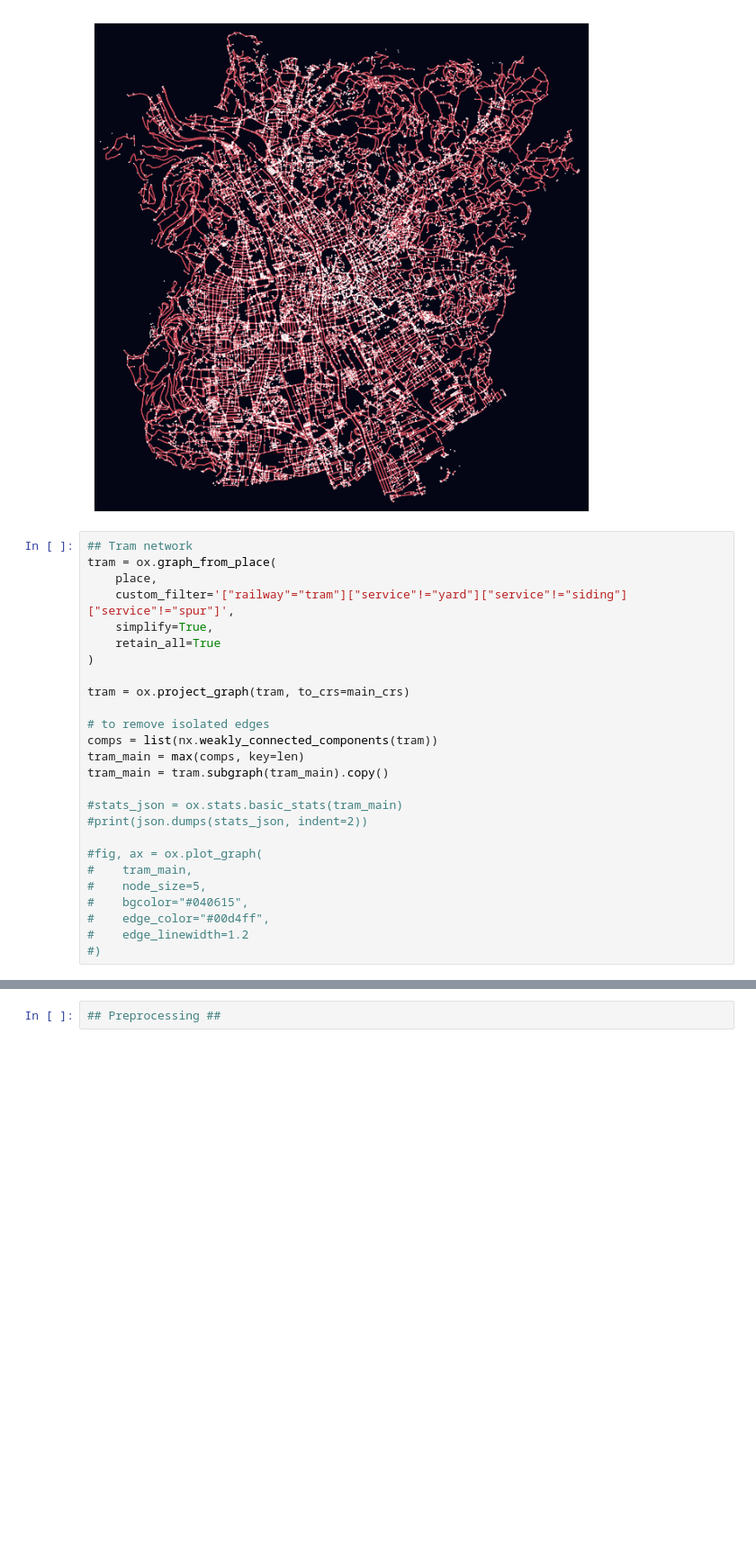
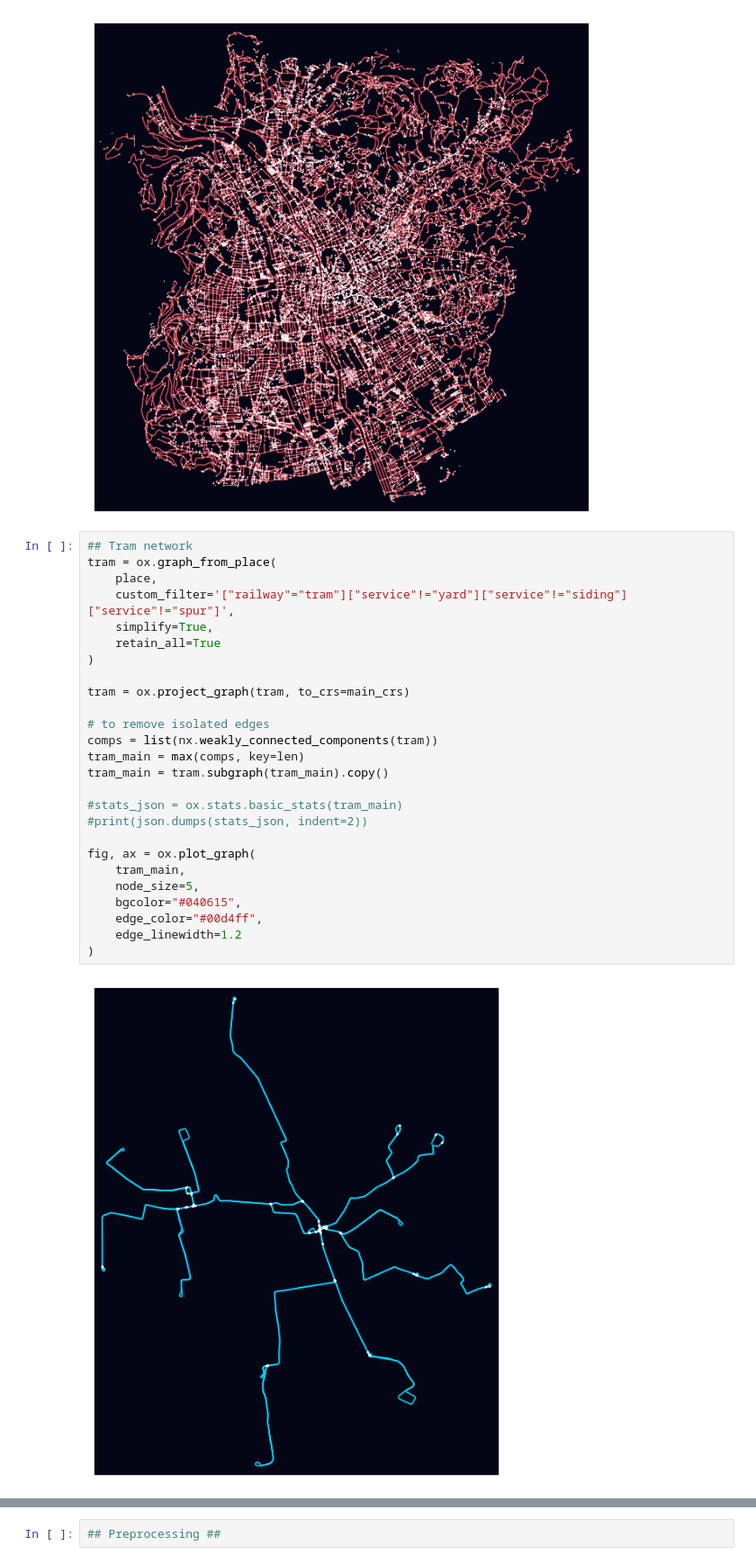
Before and after one commit to cryogen-tara/final-project-group1-cycling-network, a Jupyter notebook: notebooks/final-project-gr1.ipynb, the cells around one changed output, grey strips where cells are left out. Shown at 90% size. Cells and saved outputs as stored; diff of their text form; blank space fills up the shorter version.

```diff
--- a/notebooks/final-project-gr1.ipynb
+++ b/notebooks/final-project-gr1.ipynb
@@ -206,29 +206,31 @@ plt.show()
 # %%
 ## Tram network
 tram = ox.graph_from_place(
     place,
     custom_filter='["railway"="tram"]["service"!="yard"]["service"!="siding"]["service"!="spur"]',
     simplify=True,
     retain_all=True
 )
 
 tram = ox.project_graph(tram, to_crs=main_crs)
 
 # to remove isolated edges
 comps = list(nx.weakly_connected_components(tram))
 tram_main = max(comps, key=len)
 tram_main = tram.subgraph(tram_main).copy()
 
 #stats_json = ox.stats.basic_stats(tram_main)
 #print(json.dumps(stats_json, indent=2))
 
-#fig, ax = ox.plot_graph(
-#    tram_main,
-#    node_size=5,
-#    bgcolor="#040615",
-#    edge_color="#00d4ff",
-#    edge_linewidth=1.2
-#)
+fig, ax = ox.plot_graph(
+    tram_main,
+    node_size=5,
+    bgcolor="#040615",
+    edge_color="#00d4ff",
+    edge_linewidth=1.2
+)
+# %% [output]
+[figure, added]
 # %%
 # DEM
 #path = Path(r"C:\Users\kosch\Desktop\final-project-group1-cycling-network\data_dem")
```
Also changed, not shown: parts of 3 cells of this notebook.
